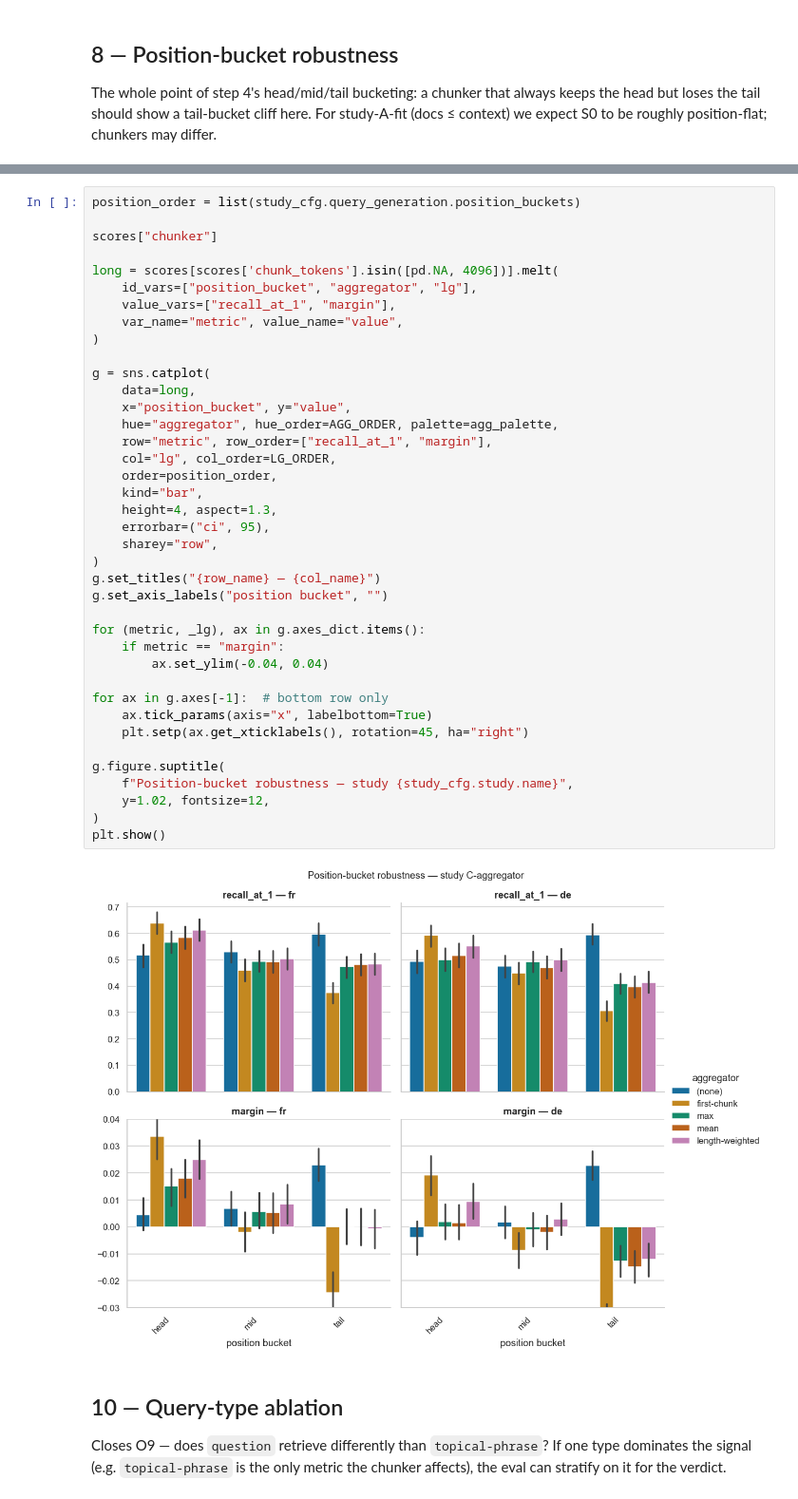
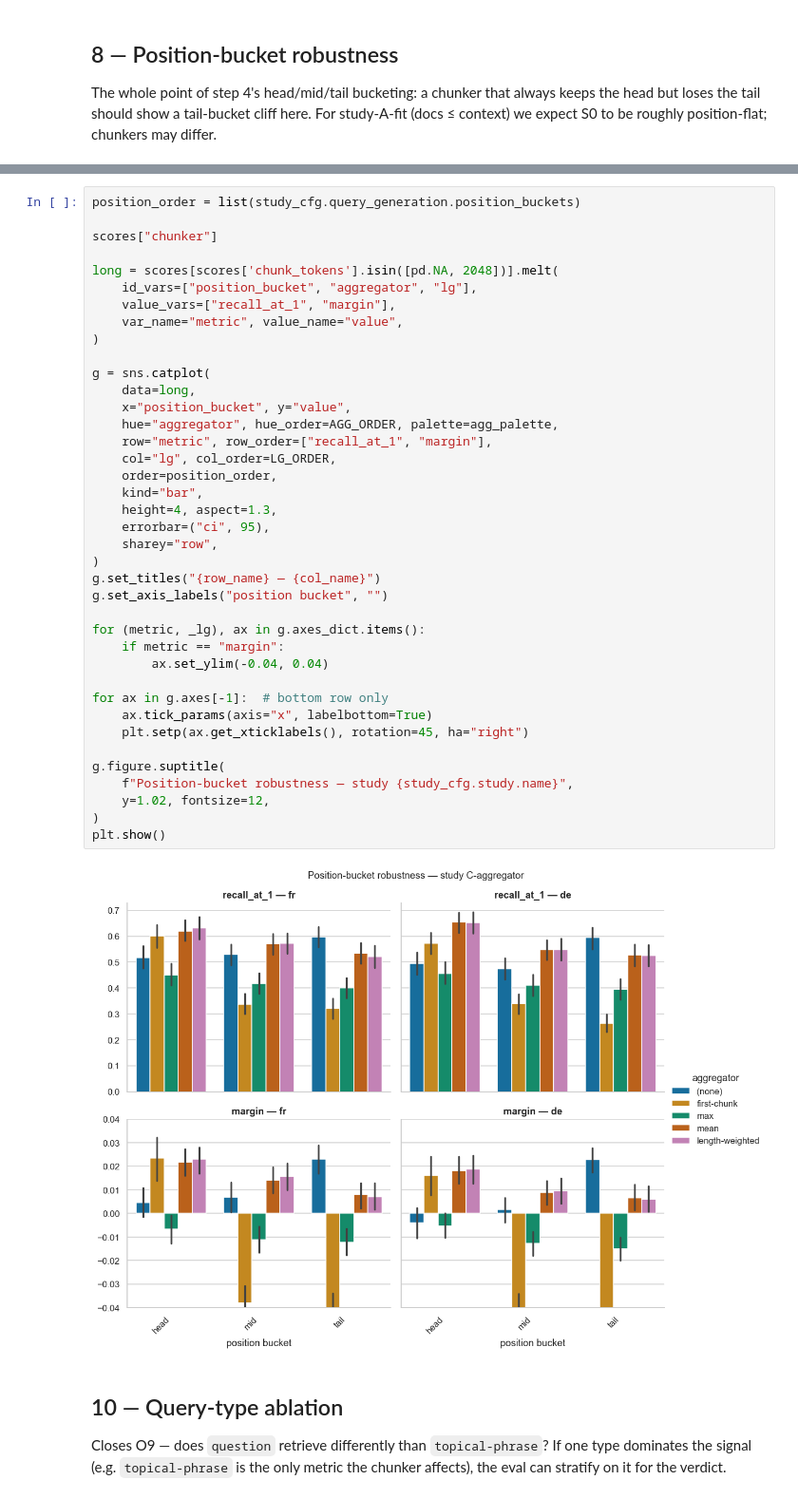
Before and after one commit to impresso/impresso-text-embedder, a Jupyter notebook: notebooks/C-aggregator-eval.ipynb, the cells around one changed output, grey strips where cells are left out. Shown at 95% size. Saved outputs shown, nothing was run; the diff lists cells and outputs as text.

```diff
--- a/notebooks/C-aggregator-eval.ipynb
+++ b/notebooks/C-aggregator-eval.ipynb
@@ -317,7 +287,7 @@ position_order = list(study_cfg.query_generation.position_buckets)
 
 scores["chunker"]
 
-long = scores[scores['chunk_tokens'].isin([pd.NA, 4096])].melt(
+long = scores[scores['chunk_tokens'].isin([pd.NA, 2048])].melt(
     id_vars=["position_bucket", "aggregator", "lg"],
     value_vars=["recall_at_1", "margin"],
     var_name="metric", value_name="value",
@@ -325,34 +295,34 @@ long = scores[scores['chunk_tokens'].isin([pd.NA, 4096])].melt(
 
 g = sns.catplot(
     data=long,
     x="position_bucket", y="value",
     hue="aggregator", hue_order=AGG_ORDER, palette=agg_palette,
     row="metric", row_order=["recall_at_1", "margin"],
     col="lg", col_order=LG_ORDER,
     order=position_order,
     kind="bar",
     height=4, aspect=1.3,
     errorbar=("ci", 95),
     sharey="row",
 )
 g.set_titles("{row_name} — {col_name}")
 g.set_axis_labels("position bucket", "")
 
 for (metric, _lg), ax in g.axes_dict.items():
     if metric == "margin":
         ax.set_ylim(-0.04, 0.04)
 
 for ax in g.axes[-1]:  # bottom row only
     ax.tick_params(axis="x", labelbottom=True)
     plt.setp(ax.get_xticklabels(), rotation=45, ha="right")
 
 g.figure.suptitle(
     f"Position-bucket robustness — study {study_cfg.study.name}",
     y=1.02, fontsize=12,
 )
 plt.show()
 # %% [output]
-[figure, old version]
+[figure, new version]
 # %% [markdown]
 ## 10 — Query-type ablation
 
```
Also changed, not shown: parts of 3 cells of this notebook, 2 other files.
